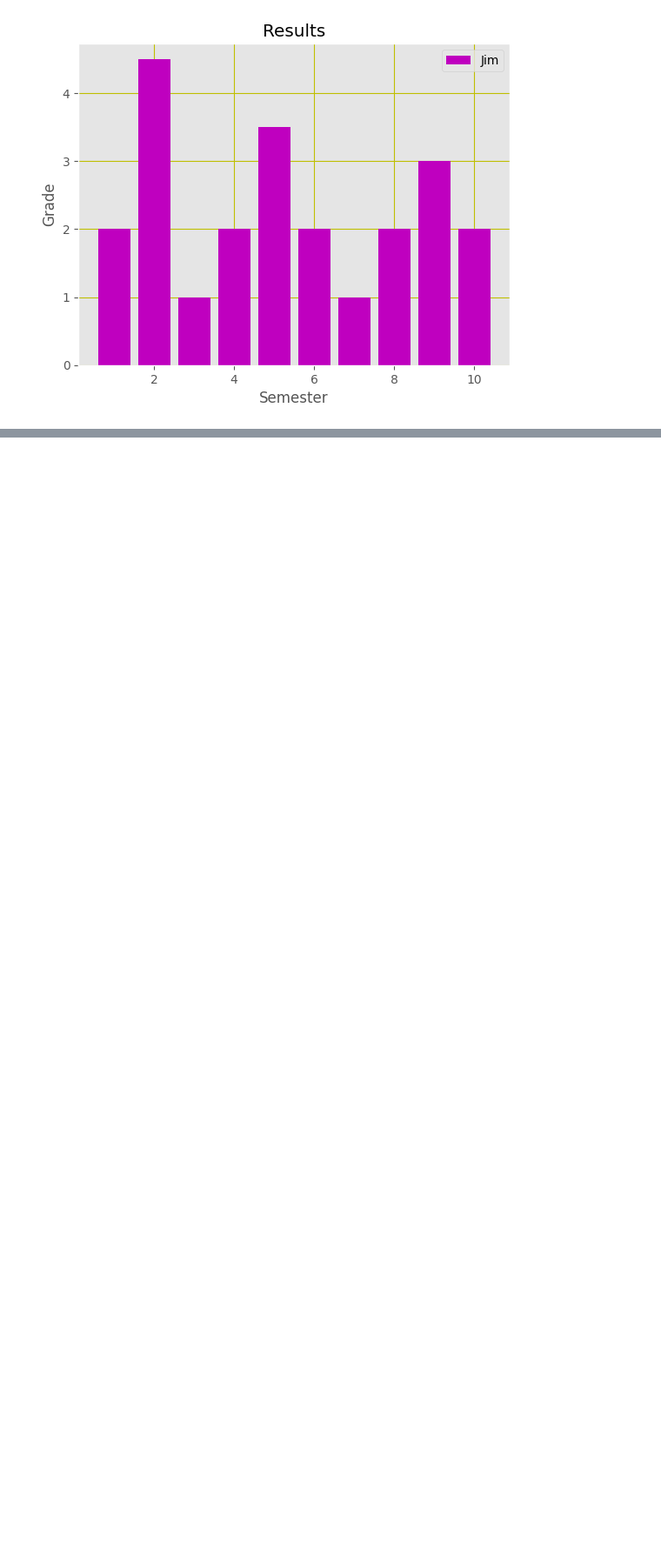
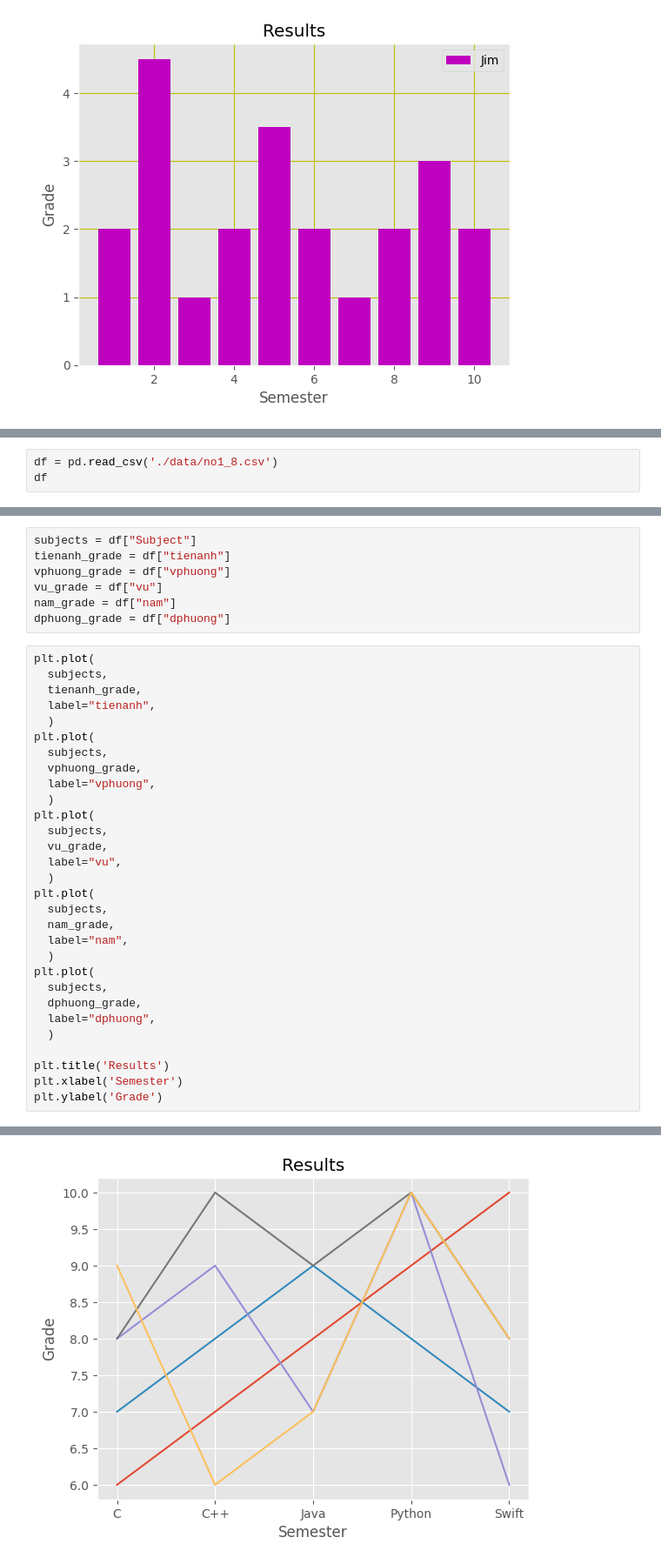
Before and after one commit to tien226anh/school_docs, a Jupyter notebook: intel_system/homeworks/bai1/no1_8.ipynb, the cells around one changed output, grey strips where cells are left out. Shown at 87% size. Drawn from its saved outputs; the diff is of its cells as text; blank space fills up the shorter version.

```diff
--- a/intel_system/homeworks/bai1/no1_8.ipynb
+++ b/intel_system/homeworks/bai1/no1_8.ipynb
@@ -80,0 +89,3 @@ plt.grid(True, color="y")
+# %%
+df = pd.read_csv('./data/no1_8.csv')
+df
@@ -80,0 +99,38 @@ plt.grid(True, color="y")
+# %%
+subjects = df["Subject"]
+tienanh_grade = df["tienanh"]
+vphuong_grade = df["vphuong"]
+vu_grade = df["vu"]
+nam_grade = df["nam"]
+dphuong_grade = df["dphuong"]
+# %%
+plt.plot(
+  subjects,
+  tienanh_grade,
+  label="tienanh",
+  )
+plt.plot(
+  subjects,
+  vphuong_grade,
+  label="vphuong",
+  )
+plt.plot(
+  subjects,
+  vu_grade,
+  label="vu",
+  )
+plt.plot(
+  subjects,
+  nam_grade,
+  label="nam",
+  )
+plt.plot(
+  subjects,
+  dphuong_grade,
+  label="dphuong",
+  )
+
+plt.title('Results')
+plt.xlabel('Semester')
+plt.ylabel('Grade')
+# %% [output]
@@ -80,0 +138 @@ plt.grid(True, color="y")
+[figure, added]
```
Also changed, not shown: parts of 9 cells of this notebook, 40 other files.
